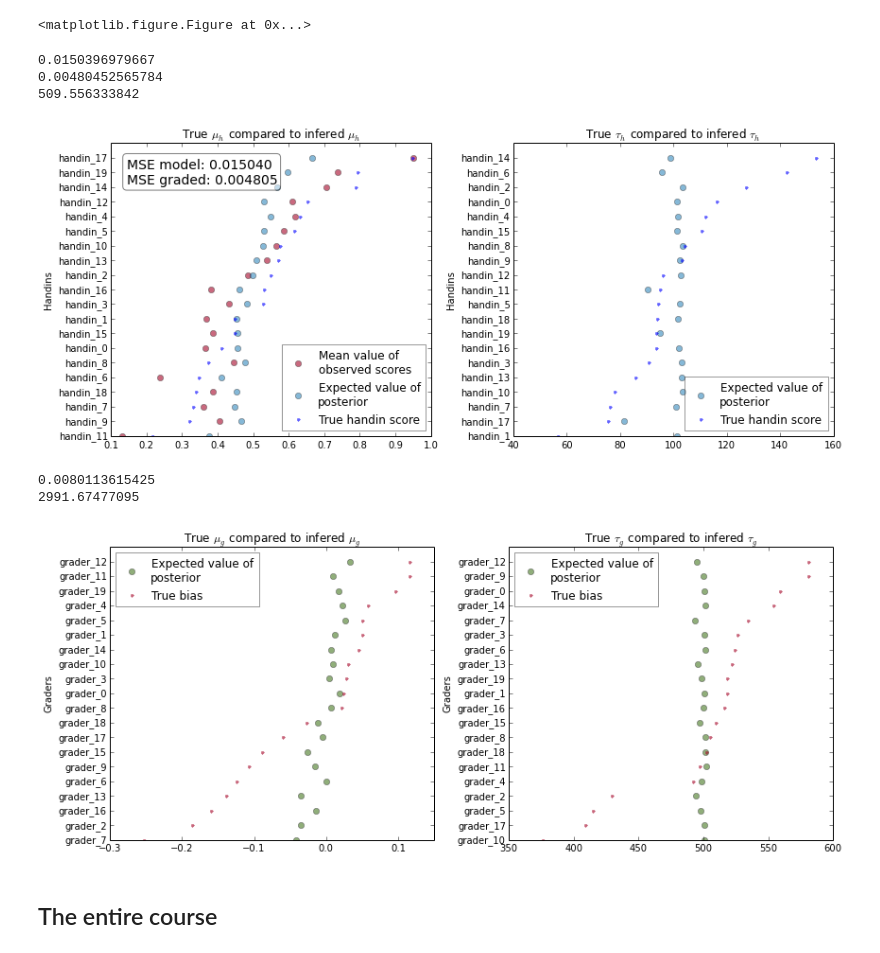
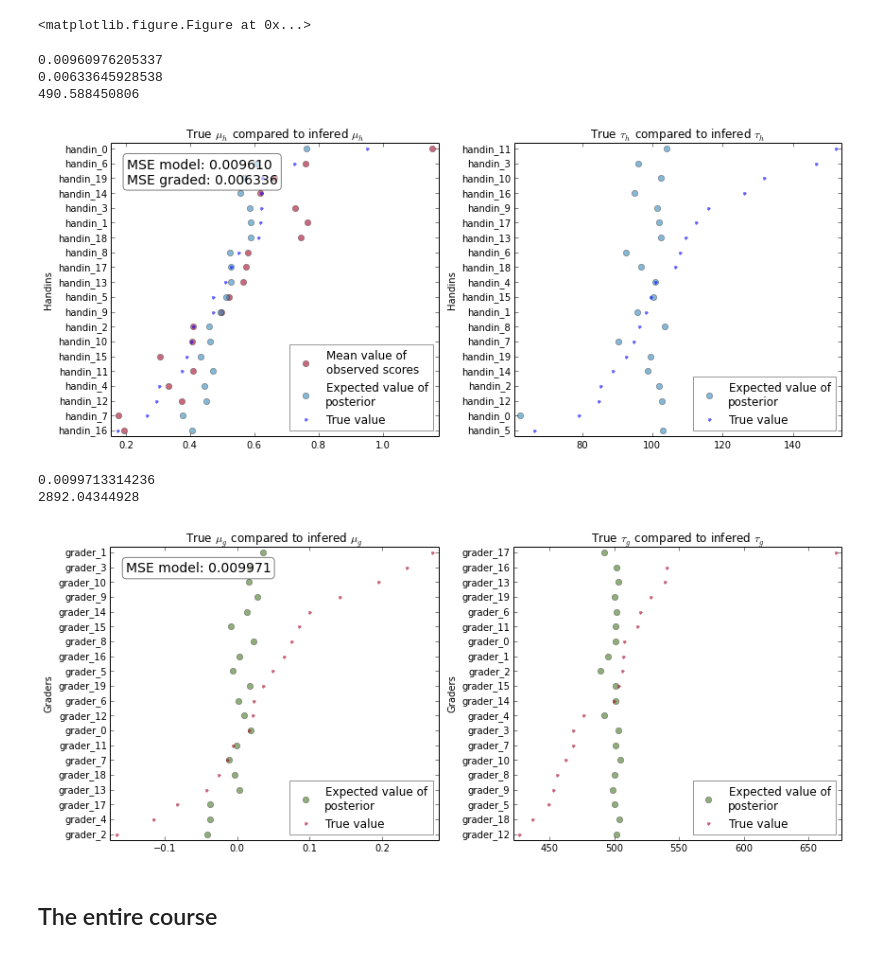
Before and after one commit to TomMalow/pymcmodels, a Jupyter notebook: ImplementationTestPeergradeGibbs.ipynb, the cells around one changed output. Cells and saved outputs as stored; diff of their text form; code cells hidden in the pictures.

```diff
--- a/ImplementationTestPeergradeGibbs.ipynb
+++ b/ImplementationTestPeergradeGibbs.ipynb
@@ -393,7 +393,7 @@ def tau_std(value):
 handins_data = list()
 graders_data = list()
 
-graders = 100
+graders = 20
 gradings = 5
 
 for i in xrange(graders):
@@ -599,12 +599,12 @@ def compare_to_generated(assignment_data,mcmc_handins,find,func='mean',ax=None):
     y_ = map(lambda x: x,y)
     if "bias" in find.func_name:
         plt.plot(score_values,y_,'o',color="#467821",label="Expected value of\nposterior",alpha=0.6,linewidth=0)
-        plt.plot(true_values,y,'.',color="#A60628",label="True bias",alpha=0.6,linewidth=0)
+        plt.plot(true_values,y,'.',color="#A60628",label="True value",alpha=0.6,linewidth=0)
     else:
         if func == "mean":
             plt.plot(mean_score_values,y,'o',color="#A60628",label="Mean value of\nobserved scores",alpha=0.6)
         plt.plot(score_values,y,'o',color='#348ABD',label="Expected value of\nposterior",alpha=0.6,linewidth=0)
-        plt.plot(true_values,y,'.',label="True handin score",alpha=0.6,linewidth=0)
+        plt.plot(true_values,y,'.',label="True value",alpha=0.6,linewidth=0)
     plt.yticks(xrange(0,len(sorted_list)),labels)
     leg = plt.legend(loc=4,numpoints=1)
     leg.get_frame().set_alpha(0.4)
@@ -624,25 +624,29 @@ def compare_to_generated(assignment_data,mcmc_handins,find,func='mean',ax=None):
 figsize(12,5)
 ax = plt.subplot(1,2,1)
 compare_to_generated(mock_data,mock_result,find_T_,'mean',ax)
+plt.margins(0.02)
 plt.subplot(1,2,2)
 compare_to_generated(mock_data,mock_result,find_T_,'var')
+plt.margins(0.02)
 plt.tight_layout()
 # %% [output]
-0.0150396979667
-0.00480452565784
-509.556333842
+0.00960976205337
+0.00633645928538
+490.588450806
-[figure, old version]
+[figure, new version]
 # %%
 figsize(12,5)
 ax = plt.subplot(1,2,1)
 compare_to_generated(mock_data,mock_result,find_bias_,'mean',ax)
+plt.margins(0.02)
 plt.subplot(1,2,2)
 compare_to_generated(mock_data,mock_result,find_bias_,'var')
+plt.margins(0.02)
 plt.tight_layout()
 # %% [output]
-0.0080113615425
-2991.67477095
+0.0099713314236
+2892.04344928
-[figure, old version]
+[figure, new version]
 # %% [markdown]
 ## The entire course
 # %%
```
Also changed, not shown: parts of 1 cell of this notebook, 4 other files.
